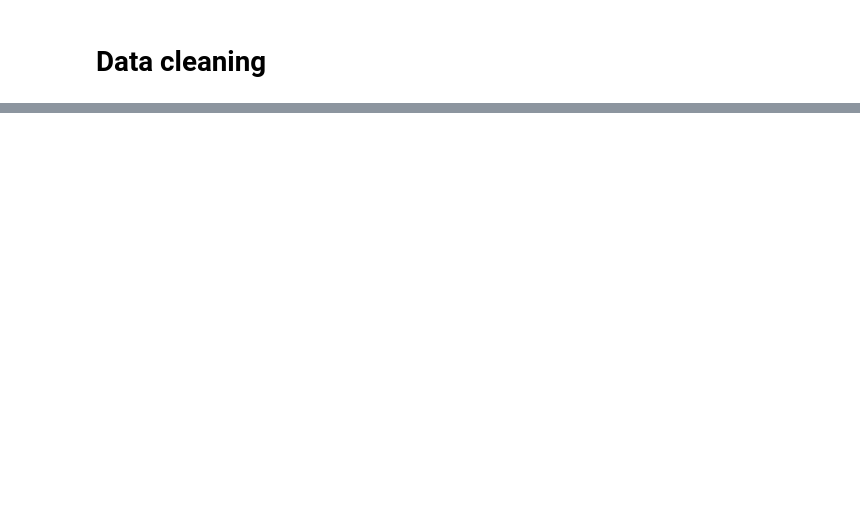
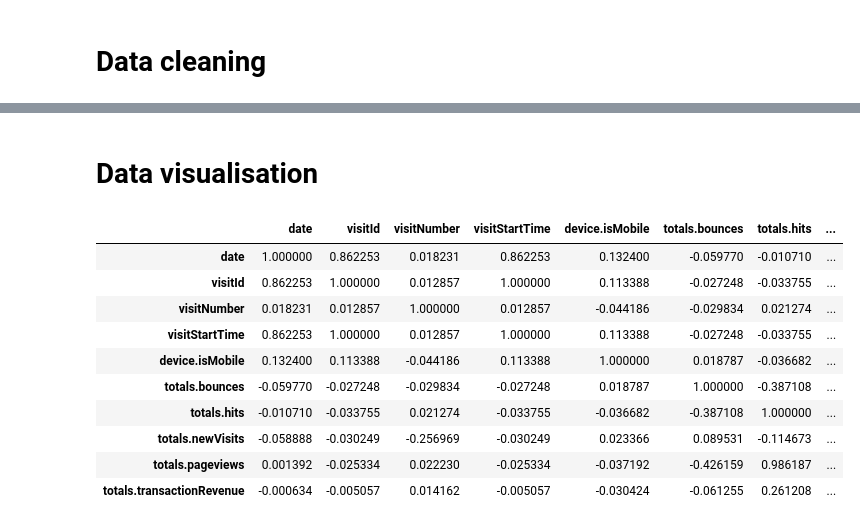
Before and after one commit to weynars/gstore_kaggle, a Jupyter notebook: notebooks/LW_Data_Exploration.ipynb, the cells around one changed output, grey strips where cells are left out. Cells and saved outputs as stored; diff of their text form; code cells hidden in the pictures; blank space fills up the shorter version.

```diff
--- a/notebooks/LW_Data_Exploration.ipynb
+++ b/notebooks/LW_Data_Exploration.ipynb
@@ -140,0 +183,2 @@ trafficSource.referralPath
+# %% [markdown]
+# Data visualisation
@@ -140,0 +189,15 @@ trafficSource.referralPath
+# %%
+# Numeric correlations
+df_train.corr()
+# %% [output]
+|  | date | visitId | visitNumber | visitStartTime | device.isMobile | totals.bounces | totals.hits | ... |
+| date | 1.000000 | 0.862253 | 0.018231 | 0.862253 | 0.132400 | -0.059770 | -0.010710 | ... |
+| visitId | 0.862253 | 1.000000 | 0.012857 | 1.000000 | 0.113388 | -0.027248 | -0.033755 | ... |
+| visitNumber | 0.018231 | 0.012857 | 1.000000 | 0.012857 | -0.044186 | -0.029834 | 0.021274 | ... |
+| visitStartTime | 0.862253 | 1.000000 | 0.012857 | 1.000000 | 0.113388 | -0.027248 | -0.033755 | ... |
+| device.isMobile | 0.132400 | 0.113388 | -0.044186 | 0.113388 | 1.000000 | 0.018787 | -0.036682 | ... |
+| totals.bounces | -0.059770 | -0.027248 | -0.029834 | -0.027248 | 0.018787 | 1.000000 | -0.387108 | ... |
+| totals.hits | -0.010710 | -0.033755 | 0.021274 | -0.033755 | -0.036682 | -0.387108 | 1.000000 | ... |
+| totals.newVisits | -0.058888 | -0.030249 | -0.256969 | -0.030249 | 0.023366 | 0.089531 | -0.114673 | ... |
+| totals.pageviews | 0.001392 | -0.025334 | 0.022230 | -0.025334 | -0.037192 | -0.426159 | 0.986187 | ... |
+| totals.transactionRevenue | -0.000634 | -0.005057 | 0.014162 | -0.005057 | -0.030424 | -0.061255 | 0.261208 | ... |
```
Also changed, not shown: parts of 12 cells of this notebook, 1 other file.
